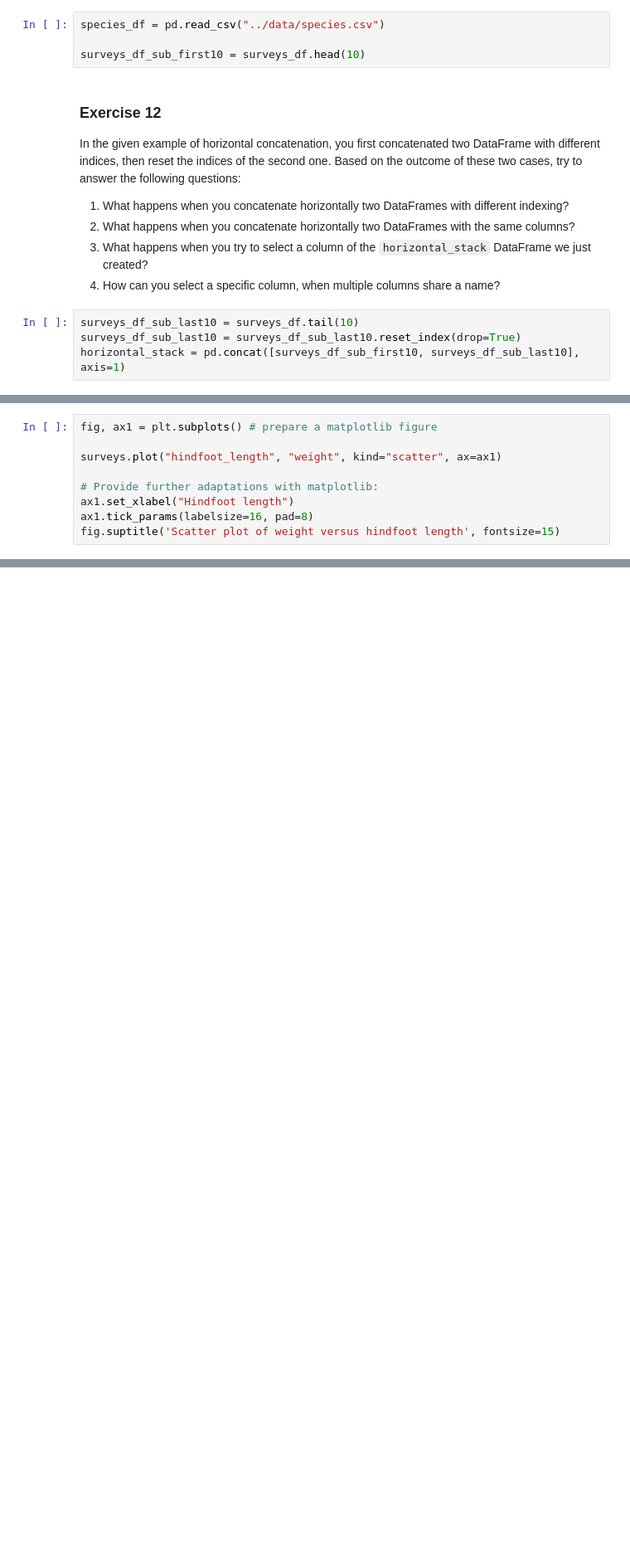
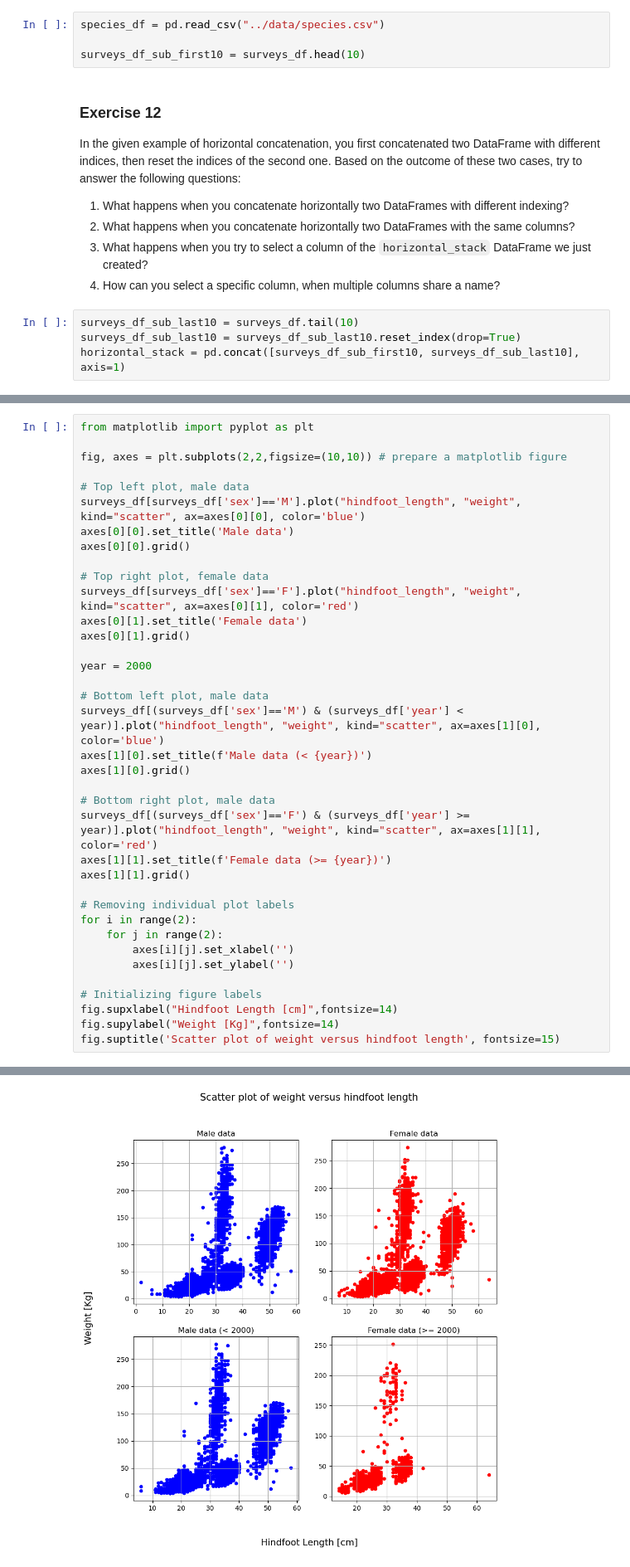
Before and after one commit to UtrechtUniversity/workshop-introduction-to-python, a Jupyter notebook: course_materials/afternoon_exercises.ipynb, the cells around one changed output, grey strips where cells are left out. Shown: that part at 83% size. Drawn from its saved outputs; the diff is of its cells as text; blank space fills up the shorter version.

```diff
--- a/course_materials/afternoon_exercises.ipynb
+++ b/course_materials/afternoon_exercises.ipynb
@@ -111,9 +120,38 @@ Time to play with plots! Look at the pandas.DataFrame.plot() documentation [here
 # %%
-fig, ax1 = plt.subplots() # prepare a matplotlib figure
+from matplotlib import pyplot as plt
 
-surveys.plot("hindfoot_length", "weight", kind="scatter", ax=ax1)
+fig, axes = plt.subplots(2,2,figsize=(10,10)) # prepare a matplotlib figure
 
-# Provide further adaptations with matplotlib:
-ax1.set_xlabel("Hindfoot length")
-ax1.tick_params(labelsize=16, pad=8)
+# Top left plot, male data
+surveys_df[surveys_df['sex']=='M'].plot("hindfoot_length", "weight", kind="scatter", ax=axes[0][0], color='blue')
+axes[0][0].set_title('Male data')
+axes[0][0].grid()
+
+# Top right plot, female data
+surveys_df[surveys_df['sex']=='F'].plot("hindfoot_length", "weight", kind="scatter", ax=axes[0][1], color='red')
+axes[0][1].set_title('Female data')
+axes[0][1].grid()
+
+year = 2000
+
+# Bottom left plot, male data
+surveys_df[(surveys_df['sex']=='M') & (surveys_df['year'] < year)].plot("hindfoot_length", "weight", kind="scatter", ax=axes[1][0], color='blue')
+axes[1][0].set_title(f'Male data (< {year})')
+axes[1][0].grid()
+
+# Bottom right plot, male data
+surveys_df[(surveys_df['sex']=='F') & (surveys_df['year'] >= year)].plot("hindfoot_length", "weight", kind="scatter", ax=axes[1][1], color='red')
+axes[1][1].set_title(f'Female data (>= {year})')
+axes[1][1].grid()
+
+# Removing individual plot labels
+for i in range(2):
+    for j in range(2):
+        axes[i][j].set_xlabel('')
+        axes[i][j].set_ylabel('')
+
+# Initializing figure labels
+fig.supxlabel("Hindfoot Length [cm]",fontsize=14)
+fig.supylabel("Weight [Kg]",fontsize=14)
 fig.suptitle('Scatter plot of weight versus hindfoot length', fontsize=15)
+# %% [output]
@@ -119,0 +159 @@ fig.suptitle('Scatter plot of weight versus hindfoot length', fontsize=15)
+[figure, added]
```
Also changed, not shown: parts of 4 cells of this notebook.
